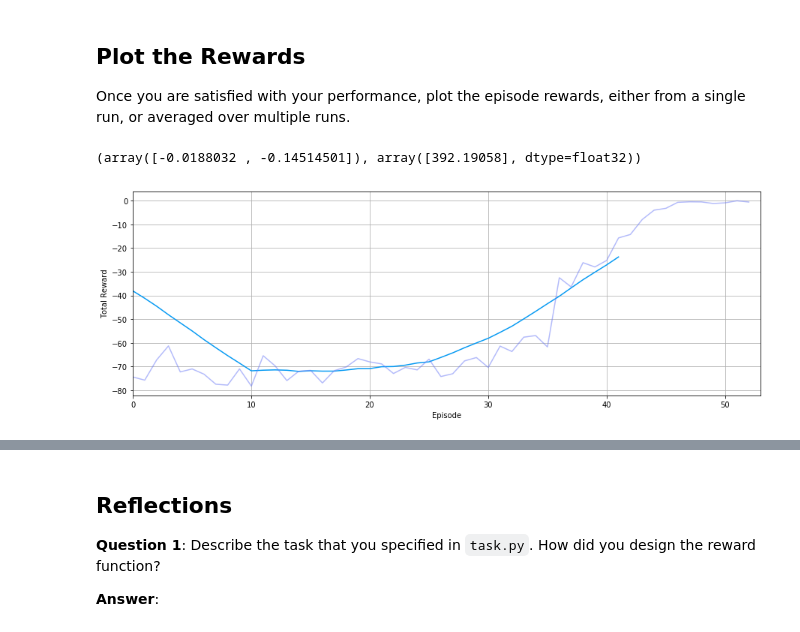
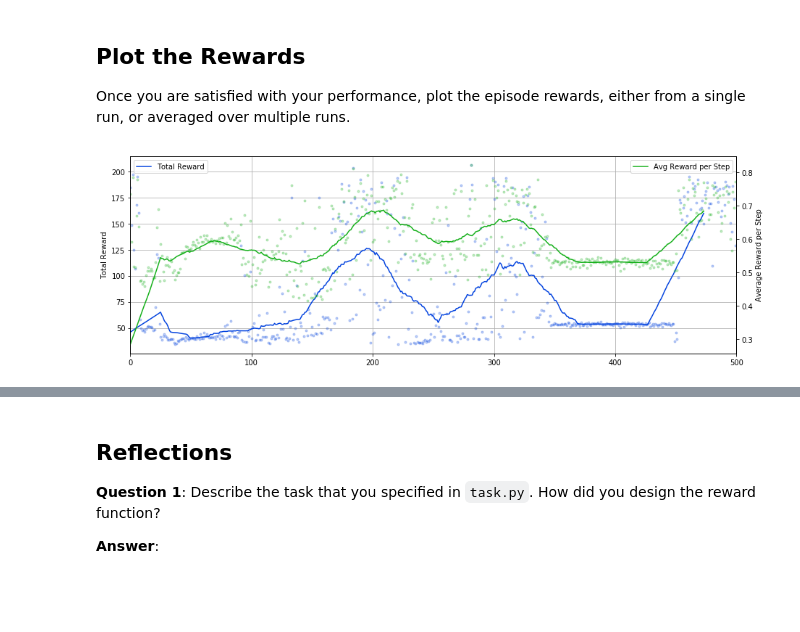
Before and after one commit to racersmith/RL_Quadcopter_2, a Jupyter notebook: Quadcopter_Project.ipynb, the cells around one changed output, grey strips where cells are left out. Cells and saved outputs as stored; diff of their text form; code cells hidden in the pictures; blank space fills up the shorter version.

```diff
--- a/Quadcopter_Project.ipynb
+++ b/Quadcopter_Project.ipynb
@@ -44,14 +44,14 @@ import matplotlib.pyplot as plt
 # logging and plotting utilities
 import util
 # %%
-from agents.agent import OUNoise
+from ounoise import OUNoise
 
 class Basic_Agent():
     def __init__(self, task):
         self.task = task
         self.hover = 403.929915
         self.off = 1e-3
-        self.noise = OUNoise(size=4, mu=0.0, sigma=0.1, theta=0.15)
+        self.noise = OUNoise(size=4, mu=0.0, sigma=0.25, theta=0.15)
 
         self.ah = task.action_high
         self.al = task.action_low
@@ -87,13 +87,20 @@ runtime = 5.                                     # time limit of the episode
 init_pose = np.array([0., 0., 10., 0., 0., 0.])  # initial pose
 init_velocities = np.array([0., 0., 0.])         # initial velocities
 init_angle_velocities = np.array([0., 0., 0.])   # initial angle velocities
-target_pos = np.array([0.0, 0.0, 10.0])
+target_position = np.array([0.0, 0.0, 10.0])
 file_output = 'demo_data.txt'                    # file name for saved results
 
 # Setup
-task = Task(target_pos, init_pose, init_velocities, init_angle_velocities, runtime)
+# Setup task and agent
+task = Task(init_pose=init_pose,
+            target_pos=target_position,
+            pos_noise=0.25,
+            ang_noise=0.02, # about 6.8 deg at 6 sigma.
+            vel_noise=0.25,
+            ang_vel_noise=0.1
+           )
 agent = Basic_Agent(task)
-agent.noise = OUNoise(4, mu=0.0, theta=np.random.uniform(0.01, 0.3), sigma=np.random.uniform(1e-4, 0.4))
+# agent.noise = OUNoise(4, mu=0.0, theta=np.random.uniform(0.01, 0.3), sigma=np.random.uniform(1e-4, 0.4))
 
 done = False
 labels = ['time', 'x', 'y', 'z', 'phi', 'theta', 'psi', 'x_velocity',
@@ -103,6 +110,7 @@ labels = ['time', 'x', 'y', 'z', 'phi', 'theta', 'psi', 'x_velocity',
 results = {x : [] for x in labels}
 states = []
 # Run the simulation, and save the results.
+task.reset()
 with open(file_output, 'w') as csvfile:
     writer = csv.writer(csvfile)
     writer.writerow(labels)
@@ -411,35 +422,31 @@ KeyboardInterrupt:
 ## Plot the Rewards
 
 Once you are satisfied with your performance, plot the episode rewards, either from a single run, or averaged over multiple runs.
-# %%
-# print(agent.memory.state_norm.mean)
-# print(agent.memory.state_norm.std)
-
-# print(agent.memory.action_norm.mean)
-# print(agent.memory.action_norm.std)
-
-# print(agent.memory.reward_norm.mean)
-# print(agent.memory.reward_norm.std)
-state, action
-# %% [output]
-(array([-0.0188032 , -0.14514501]), array([392.19058], dtype=float32))
 # %%
-smooth = 21
+smooth = 51
 plt.figure(figsize=(15,5))
-plt.plot(np.convolve(scores, np.ones(smooth)/smooth)[(smooth-1)//2:-smooth], color='xkcd:azure')
-plt.plot(scores, alpha=0.5, color='xkcd:cornflower')
+plt.plot(scores, '.', alpha=0.25, color='xkcd:blue')
+plt.plot(np.convolve(scores, np.ones(smooth)/smooth)[(smooth-1)//2:-smooth],
+         color='xkcd:blue',
+         label='Total Reward')
+plt.ylabel('Total Reward')
+plt.legend(loc=2)
+plt.grid(True)
 
-# plt.plot(np.convolve(clean_score, np.ones(smooth)/smooth)[(smooth-1)//2:-smooth], color='xkcd:green')
-# plt.plot(clean_score, alpha=0.5, color='xkcd:light green')
+plt.twinx()
+plt.plot(avg_reward, '.', alpha=0.25, color='xkcd:green')
+plt.plot(np.convolve(avg_reward, np.ones(smooth)/smooth)[(smooth-1)//2:-smooth],
+         color='xkcd:green',
+         label='Avg Reward per Step')
+plt.ylabel('Average Reward per Step')
+plt.legend(loc=1)
 
 plt.xlabel("Episode")
-plt.ylabel('Total Reward')
 plt.xlim(0, len(scores))
-plt.grid(True)
 # plt.ylim(np.mean(scores)-1*np.std(scores), np.mean(scores)+1*np.std(scores))
 plt.show()
 # %% [output]
-[figure, old version]
+[figure, new version]
 # %%
 results = util.log_run(agent, 'DDPG.csv')
 util.plot_run(results)
```
Also changed, not shown: parts of 4 cells of this notebook, 3 other files.
